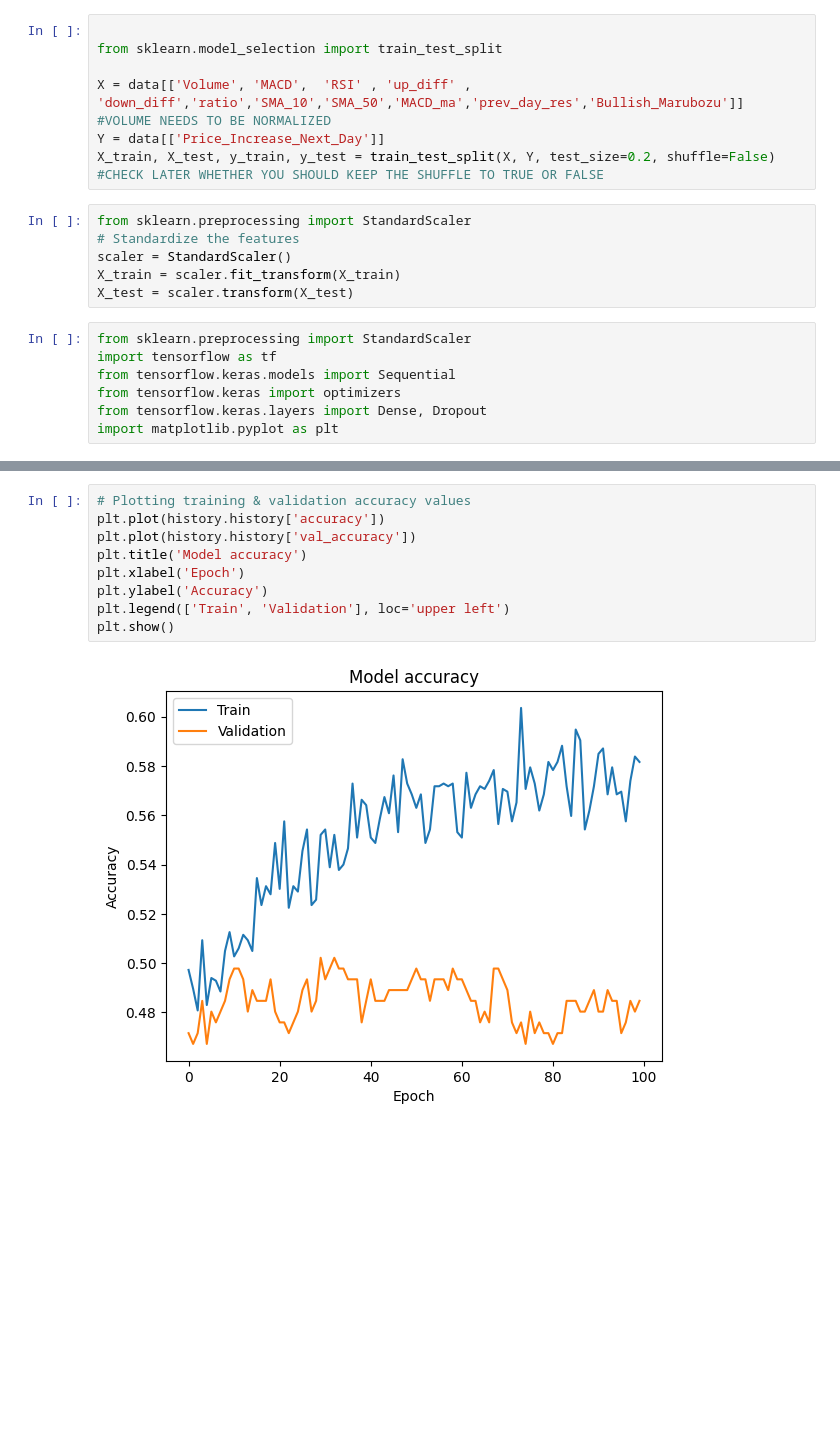
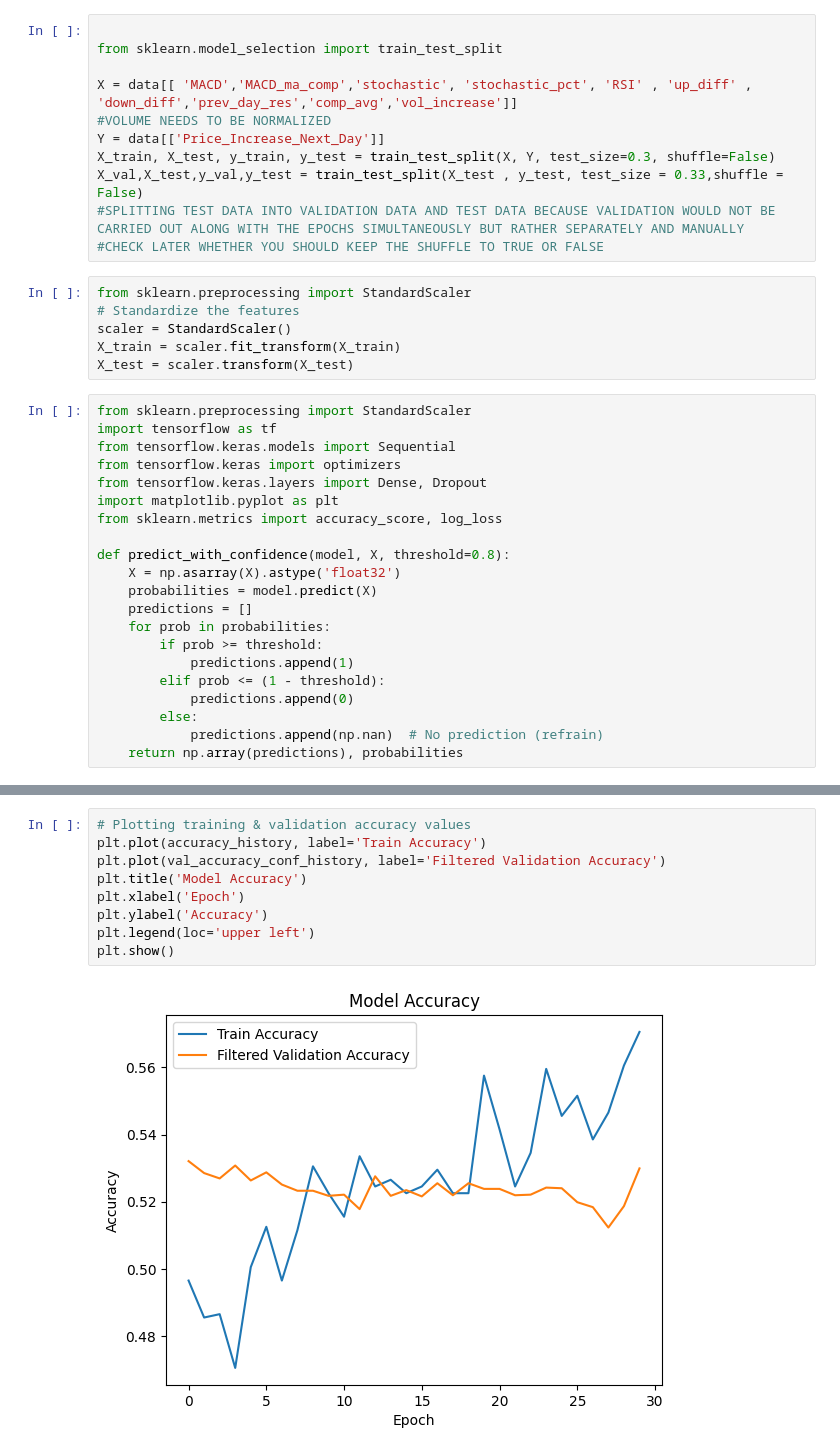
Before and after one commit to Tejas-Baid/AlgoTrading, a Jupyter notebook: TechnicalTrader/sample.ipynb, the cells around one changed output, grey strips where cells are left out. Saved outputs shown, nothing was run; the diff lists cells and outputs as text; blank space fills up the shorter version.

```diff
--- a/TechnicalTrader/sample.ipynb
+++ b/TechnicalTrader/sample.ipynb
@@ -113,10 +129,12 @@ Date
 
 from sklearn.model_selection import train_test_split
 
-X = data[['Volume', 'MACD',  'RSI' , 'up_diff' , 'down_diff','ratio','SMA_10','SMA_50','MACD_ma','prev_day_res','Bullish_Marubozu']]
+X = data[[ 'MACD','MACD_ma_comp','stochastic', 'stochastic_pct', 'RSI' , 'up_diff' , 'down_diff','prev_day_res','comp_avg','vol_increase']]
 #VOLUME NEEDS TO BE NORMALIZED
 Y = data[['Price_Increase_Next_Day']]
-X_train, X_test, y_train, y_test = train_test_split(X, Y, test_size=0.2, shuffle=False)
+X_train, X_test, y_train, y_test = train_test_split(X, Y, test_size=0.3, shuffle=False)
+X_val,X_test,y_val,y_test = train_test_split(X_test , y_test, test_size = 0.33,shuffle = False)
+#SPLITTING TEST DATA INTO VALIDATION DATA AND TEST DATA BECAUSE VALIDATION WOULD NOT BE CARRIED OUT ALONG WITH THE EPOCHS SIMULTANEOUSLY BUT RATHER SEPARATELY AND MANUALLY
 #CHECK LATER WHETHER YOU SHOULD KEEP THE SHUFFLE TO TRUE OR FALSE
 # %%
 from sklearn.preprocessing import StandardScaler
@@ -131,6 +149,20 @@ from tensorflow.keras.models import Sequential
 from tensorflow.keras import optimizers
 from tensorflow.keras.layers import Dense, Dropout
 import matplotlib.pyplot as plt
+from sklearn.metrics import accuracy_score, log_loss
+
+def predict_with_confidence(model, X, threshold=0.8):
+    X = np.asarray(X).astype('float32')
+    probabilities = model.predict(X)
+    predictions = []
+    for prob in probabilities:
+        if prob >= threshold:
+            predictions.append(1)
+        elif prob <= (1 - threshold):
+            predictions.append(0)
+        else:
+            predictions.append(np.nan)  # No prediction (refrain)
+    return np.array(predictions), probabilities
 # %%
 # Standardize the features
 scaler = StandardScaler()
@@ -181,13 +252,13 @@ Test Accuracy: 0.50
 # %%
 # Plotting training & validation accuracy values
-plt.plot(history.history['accuracy'])
-plt.plot(history.history['val_accuracy'])
-plt.title('Model accuracy')
+plt.plot(accuracy_history, label='Train Accuracy')
+plt.plot(val_accuracy_conf_history, label='Filtered Validation Accuracy')
+plt.title('Model Accuracy')
 plt.xlabel('Epoch')
 plt.ylabel('Accuracy')
-plt.legend(['Train', 'Validation'], loc='upper left')
+plt.legend(loc='upper left')
 plt.show()
 # %% [output]
-[figure, old version]
+[figure, new version]
 # %%
 # Plotting training & validation loss values
```
Also changed, not shown: parts of 6 cells of this notebook.
